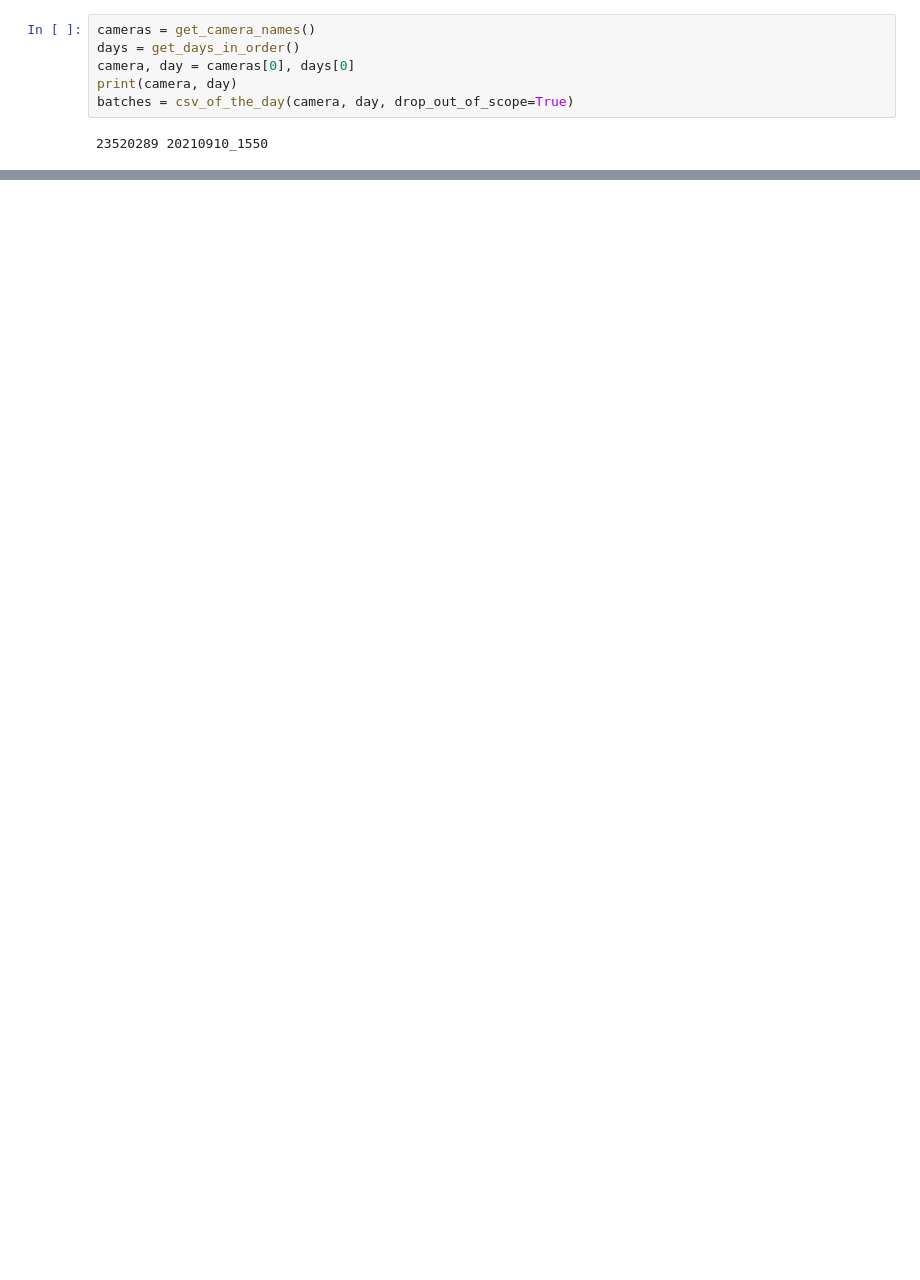
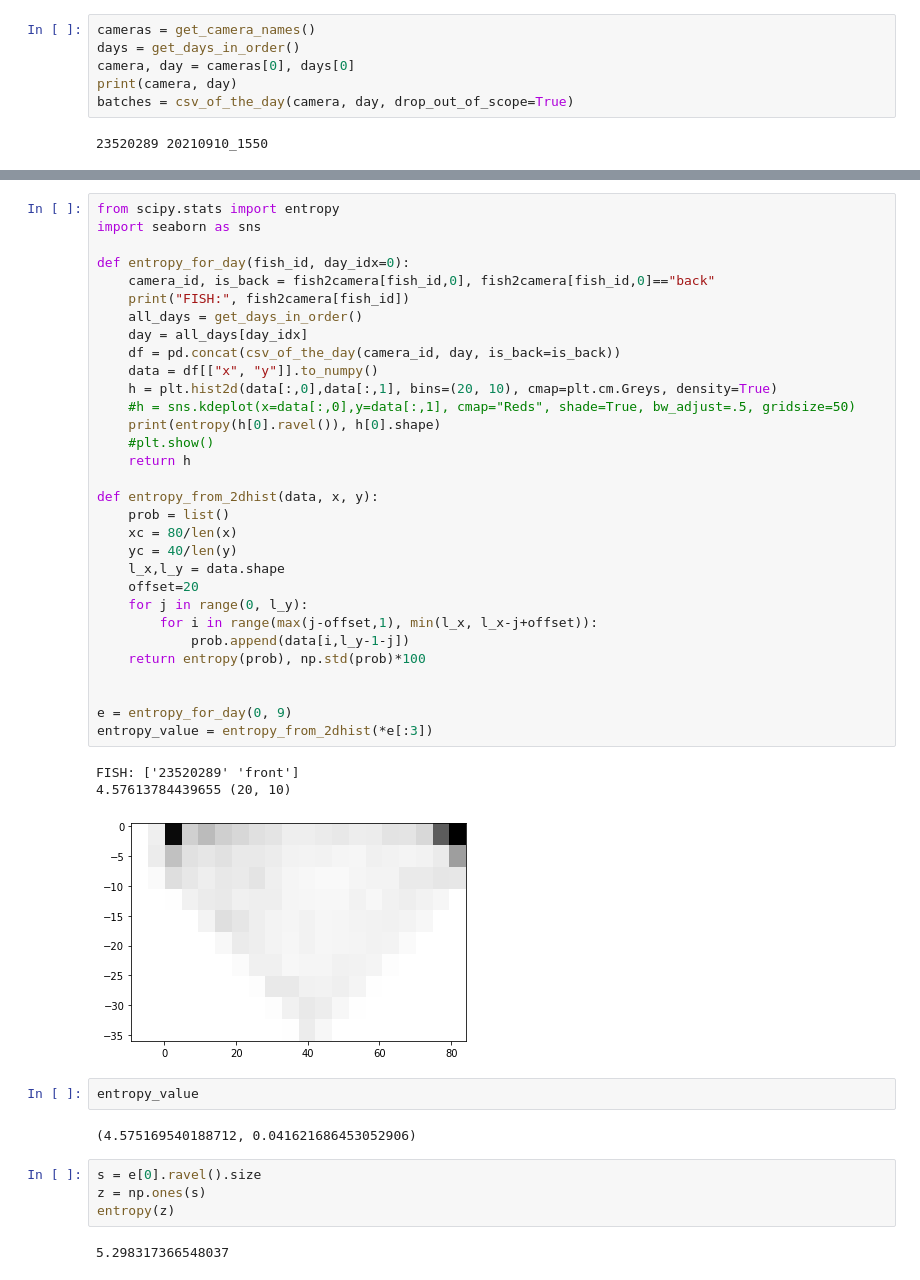
Before and after one commit to UlrikeScherer/Fish-Tracking-Visualization, a Jupyter notebook: Metrics.ipynb, the cells around one changed output, grey strips where cells are left out. Cells and saved outputs as stored; diff of their text form; blank space fills up the shorter version.

```diff
--- a/Metrics.ipynb
+++ b/Metrics.ipynb
@@ -36,0 +96,45 @@ lam = meta_text_for_plot(ax, batches[0], is_back=is_back)
+# %%
+from scipy.stats import entropy
+import seaborn as sns
+
+def entropy_for_day(fish_id, day_idx=0):
+    camera_id, is_back = fish2camera[fish_id,0], fish2camera[fish_id,0]=="back"
+    print("FISH:", fish2camera[fish_id])
+    all_days = get_days_in_order()
+    day = all_days[day_idx]
+    df = pd.concat(csv_of_the_day(camera_id, day, is_back=is_back))
+    data = df[["x", "y"]].to_numpy()
+    h = plt.hist2d(data[:,0],data[:,1], bins=(20, 10), cmap=plt.cm.Greys, density=True)
+    #h = sns.kdeplot(x=data[:,0],y=data[:,1], cmap="Reds", shade=True, bw_adjust=.5, gridsize=50)
+    print(entropy(h[0].ravel()), h[0].shape)
+    #plt.show()
+    return h
+
+def entropy_from_2dhist(data, x, y):
+    prob = list()
+    xc = 80/len(x)
+    yc = 40/len(y)
+    l_x,l_y = data.shape
+    offset=20
+    for j in range(0, l_y):
+        for i in range(max(j-offset,1), min(l_x, l_x-j+offset)):
+            prob.append(data[i,l_y-1-j])
+    return entropy(prob), np.std(prob)*100
+
+
+e = entropy_for_day(0, 9)
+entropy_value = entropy_from_2dhist(*e[:3])
+# %% [output]
+FISH: ['23520289' 'front']
+4.57613784439655 (20, 10)
+[figure, added]
+# %%
+entropy_value
+# %% [output]
+(4.575169540188712, 0.041621686453052906)
+# %%
+s = e[0].ravel().size
+z = np.ones(s)
+entropy(z)
+# %% [output]
+5.298317366548037
```
Also changed, not shown: parts of 11 cells of this notebook, 10 other files.
